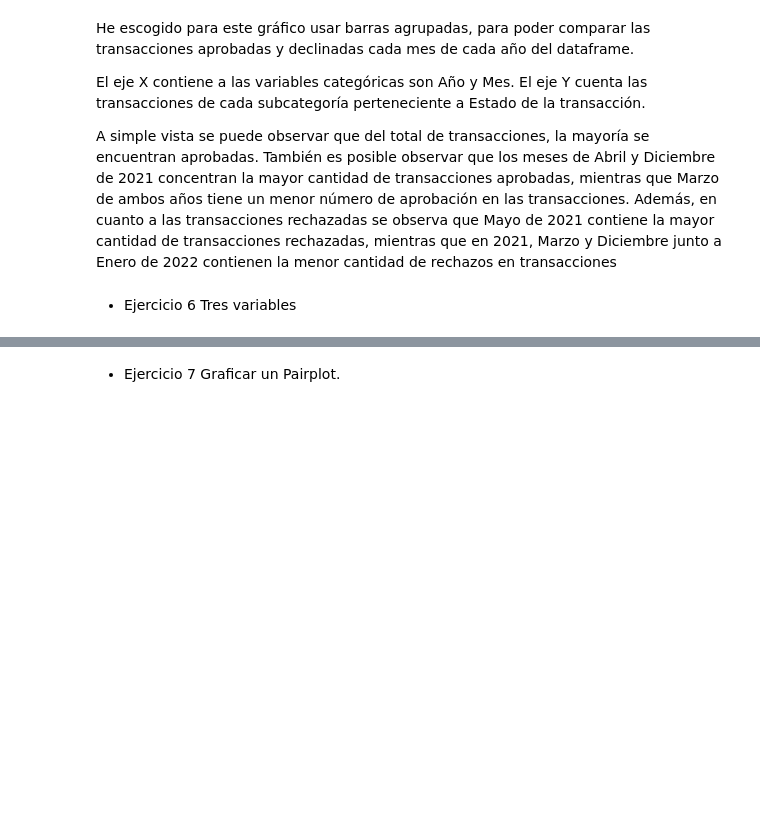
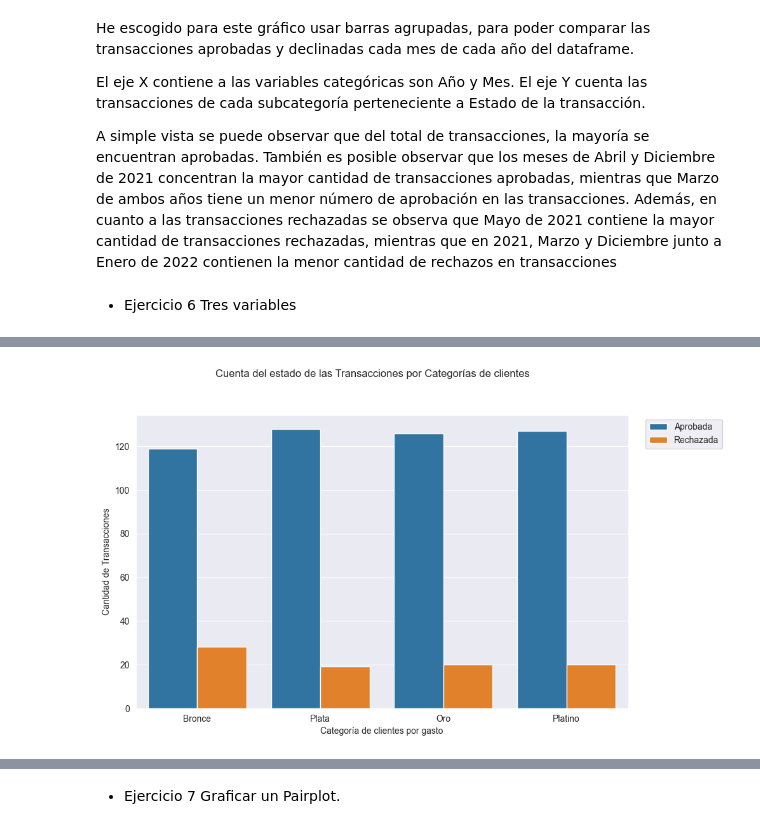
Before and after one commit to solwassie/itacad8voSprint, a Jupyter notebook: SPRINT 8.1.ipynb, the cells around one changed output, grey strips where cells are left out. Cells and saved outputs as stored; diff of their text form; code cells hidden in the pictures; blank space fills up the shorter version.

```diff
--- a/SPRINT 8.1.ipynb
+++ b/SPRINT 8.1.ipynb
@@ -500,0 +490,5 @@ La distribución de los puntos puede mostrar cuántos productos existen en difer
+# %%
+twenty_fifth = txns_df['amount'].quantile(0.25)
+median = txns_df['amount'].median()
+seventy_fifth = txns_df['amount'].quantile(0.75)
+maximum = txns_df['amount'].max()
@@ -500,0 +497,8 @@ La distribución de los puntos puede mostrar cuántos productos existen en difer
+# %%
+labels = ['Bronce','Plata','Oro','Platino']
+bins = [0, twenty_fifth, median, seventy_fifth, maximum +1]
+# %%
+txns_df['Categoria_de_Cliente'] = pd.cut(txns_df['amount'],
+                                         bins=bins,
+                                         labels=labels,
+                                         include_lowest=True)
@@ -500,0 +530,2 @@ La distribución de los puntos puede mostrar cuántos productos existen en difer
+# %%
+txns_dfmodif = txns_df[['Categoria_de_Cliente', 'Estado de la transacción']].groupby(['Categoria_de_Cliente', 'Estado de la transacción'])['Estado de la transacción'].count().reset_index(name='cuenta')
@@ -500,0 +546,9 @@ La distribución de los puntos puede mostrar cuántos productos existen en difer
+# %%
+plt.figure(figsize=(10, 6))
+tresvar = sns.barplot(x='Categoria_de_Cliente', y= 'cuenta', data= txns_dfmodif, hue='Estado de la transacción')
+tresvar.figure.suptitle('Cuenta del estado de las Transacciones por Categorías de clientes ', y=1.00)
+tresvar.set(xlabel='Categoría de clientes por gasto', ylabel='Cantidad de Transacciones')
+tresvar.legend(bbox_to_anchor= (1.2,1))
+plt.show()
+# %% [output]
+[figure, added]
```
Also changed, not shown: parts of 16 cells of this notebook.
